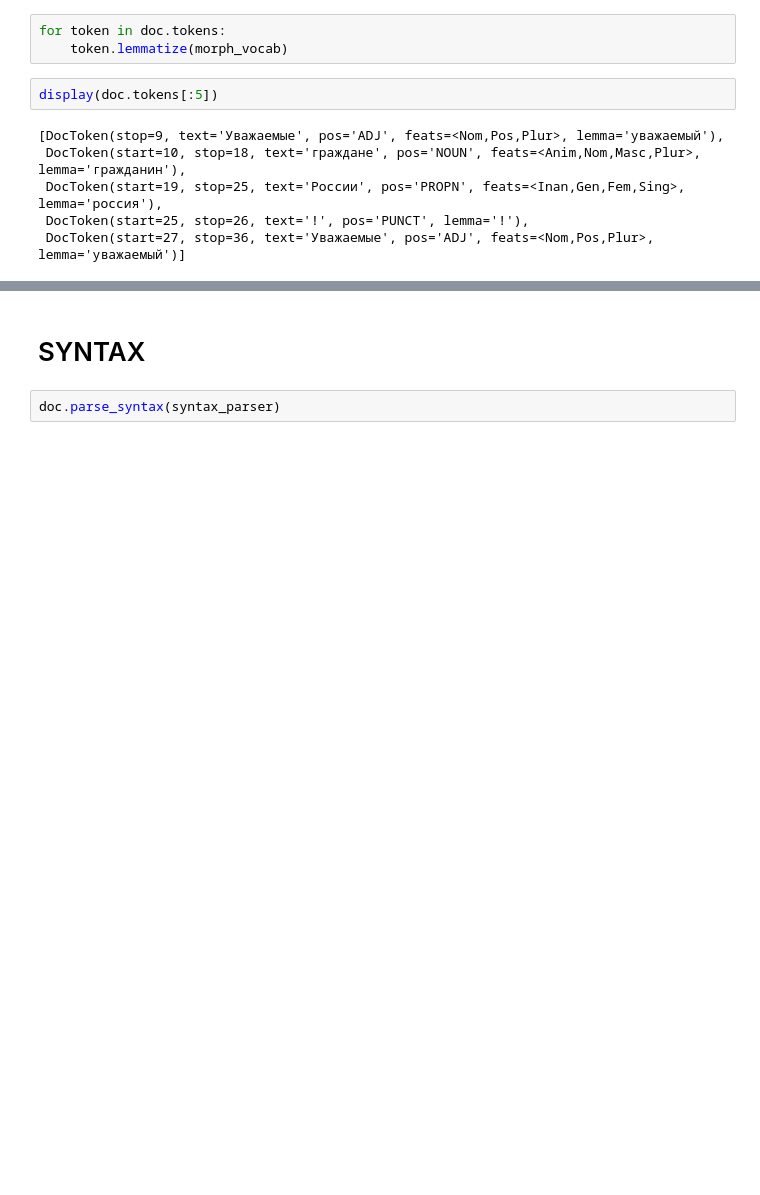
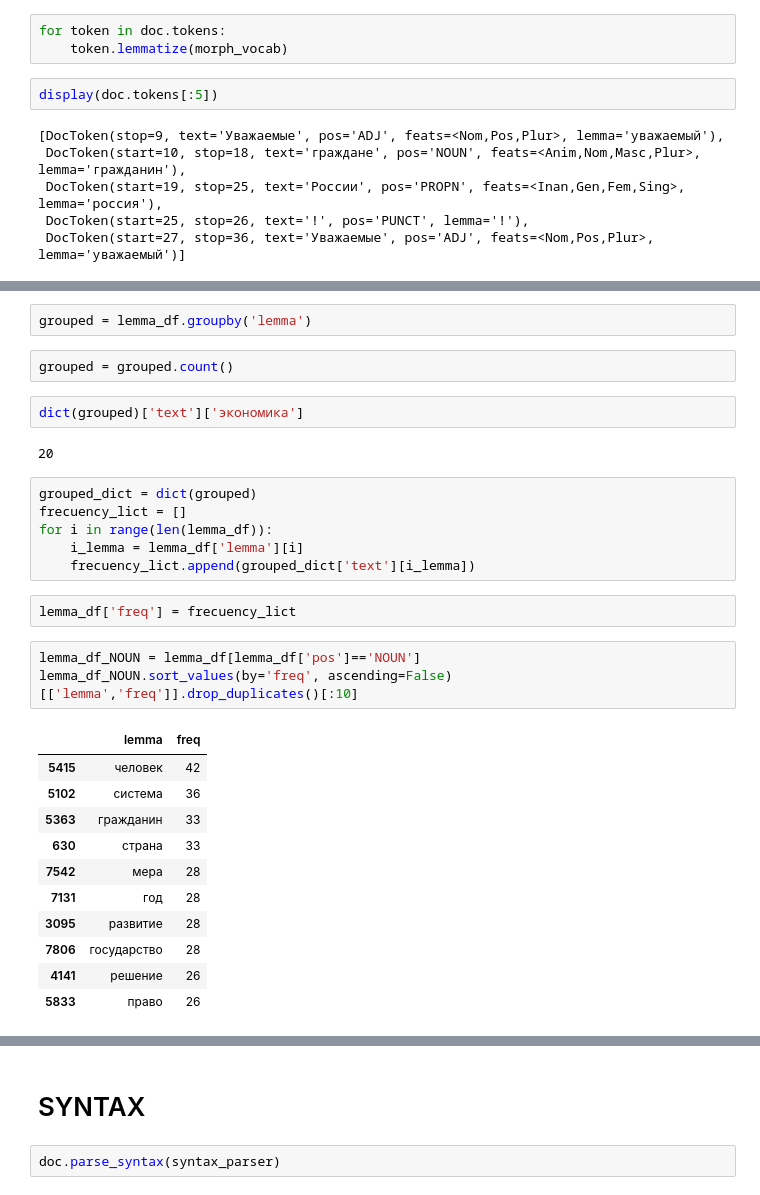
Before and after one commit to iconismo/federal-assembly, a Jupyter notebook: src/analysis-of-one-message.ipynb, the cells around one changed output, grey strips where cells are left out. Saved outputs shown, nothing was run; the diff lists cells and outputs as text; blank space fills up the shorter version.

```diff
--- a/src/analysis-of-one-message.ipynb
+++ b/src/analysis-of-one-message.ipynb
@@ -144,0 +170,31 @@ display(doc.tokens[:5])
+# %%
+grouped = lemma_df.groupby('lemma')
+# %%
+grouped = grouped.count()
+# %%
+dict(grouped)['text']['экономика']
+# %% [output]
+20
+# %%
+grouped_dict = dict(grouped)
+frecuency_lict = []
+for i in range(len(lemma_df)):
+    i_lemma = lemma_df['lemma'][i]
+    frecuency_lict.append(grouped_dict['text'][i_lemma])
+# %%
+lemma_df['freq'] = frecuency_lict
+# %%
+lemma_df_NOUN = lemma_df[lemma_df['pos']=='NOUN']
+lemma_df_NOUN.sort_values(by='freq', ascending=False)[['lemma','freq']].drop_duplicates()[:10]
+# %% [output]
+|  | lemma | freq |
+| 5415 | человек | 42 |
+| 5102 | система | 36 |
+| 5363 | гражданин | 33 |
+| 630 | страна | 33 |
+| 7542 | мера | 28 |
+| 7131 | год | 28 |
+| 3095 | развитие | 28 |
+| 7806 | государство | 28 |
+| 4141 | решение | 26 |
+| 5833 | право | 26 |
```
Also changed, not shown: parts of 16 cells of this notebook, 4 other files.
